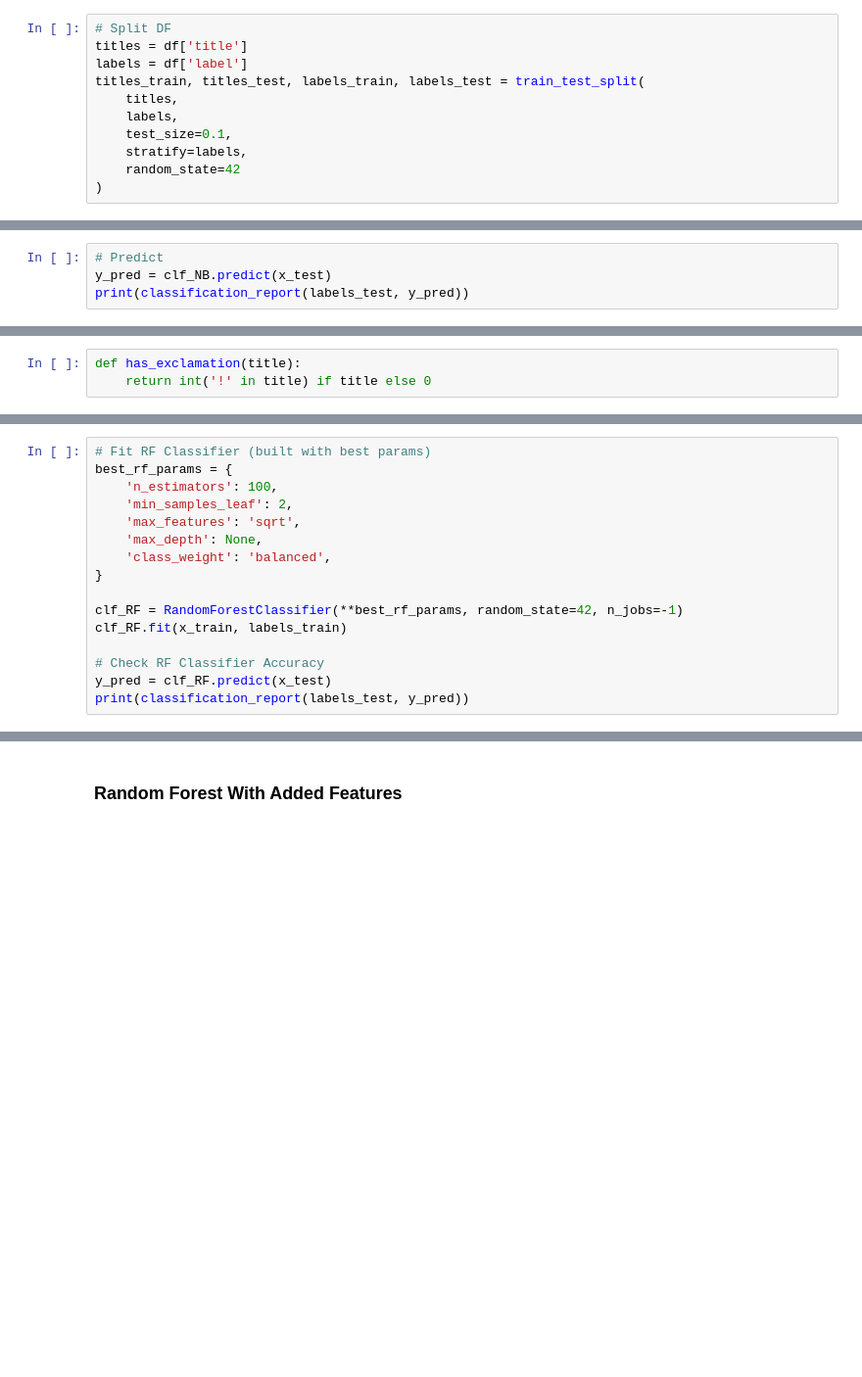
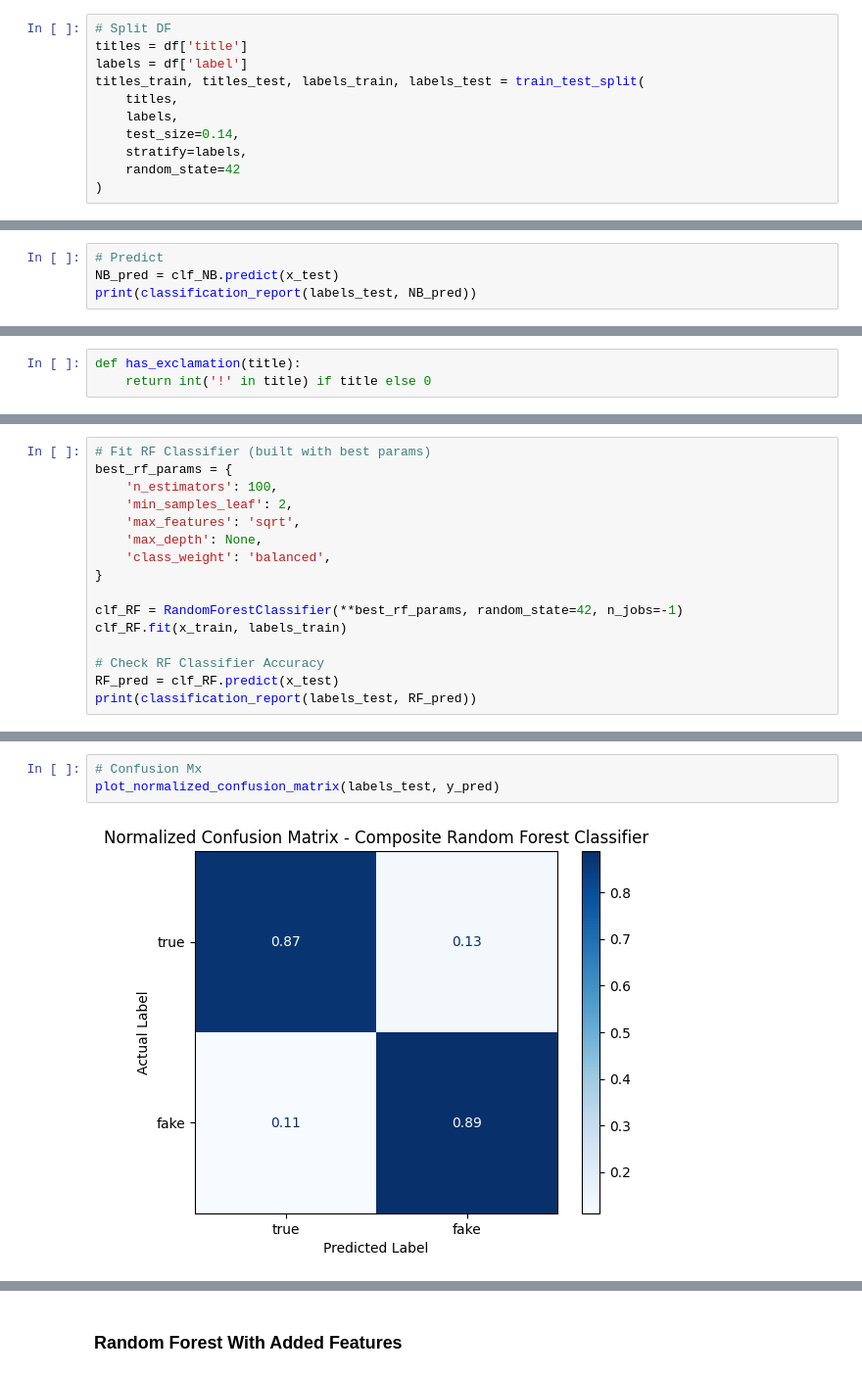
Before and after one commit to link1226/CAP4770-Project, a Jupyter notebook: notebooks/JoesNotebook.ipynb, the cells around one changed output, grey strips where cells are left out. Shown at 98% size. Cells and saved outputs as stored; diff of their text form; blank space fills up the shorter version.

```diff
--- a/notebooks/JoesNotebook.ipynb
+++ b/notebooks/JoesNotebook.ipynb
@@ -640,7 +643,7 @@ labels = df['label']
 titles_train, titles_test, labels_train, labels_test = train_test_split(
     titles,
     labels,
-    test_size=0.1,
+    test_size=0.14,
     stratify=labels,
     random_state=42
 )
@@ -666,8 +669,8 @@ clf_NB.fit(x_train, labels_train)
 MultinomialNB()
 # %%
 # Predict
-y_pred = clf_NB.predict(x_test)
-print(classification_report(labels_test, y_pred))
+NB_pred = clf_NB.predict(x_test)
+print(classification_report(labels_test, NB_pred))
 # %% [output]
               precision    recall  f1-score   support
 
@@ -726,8 +731,8 @@ clf_RF = RandomForestClassifier(**best_rf_params, random_state=42, n_jobs=-1)
 clf_RF.fit(x_train, labels_train)
 
 # Check RF Classifier Accuracy
-y_pred = clf_RF.predict(x_test)
-print(classification_report(labels_test, y_pred))
+RF_pred = clf_RF.predict(x_test)
+print(classification_report(labels_test, RF_pred))
 # %% [output]
               precision    recall  f1-score   support
 
@@ -739,0 +745,5 @@ weighted avg       0.88      0.88      0.88      7158
+# %%
+# Confusion Mx
+plot_normalized_confusion_matrix(labels_test, y_pred)
+# %% [output]
+[figure, added]
```
Also changed, not shown: parts of 15 cells of this notebook.
